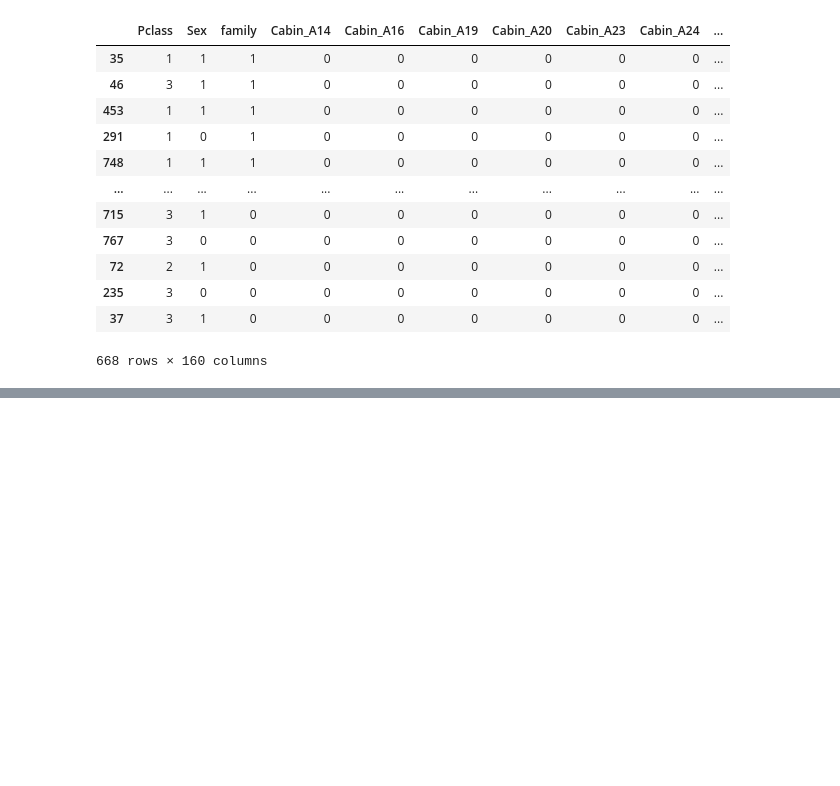
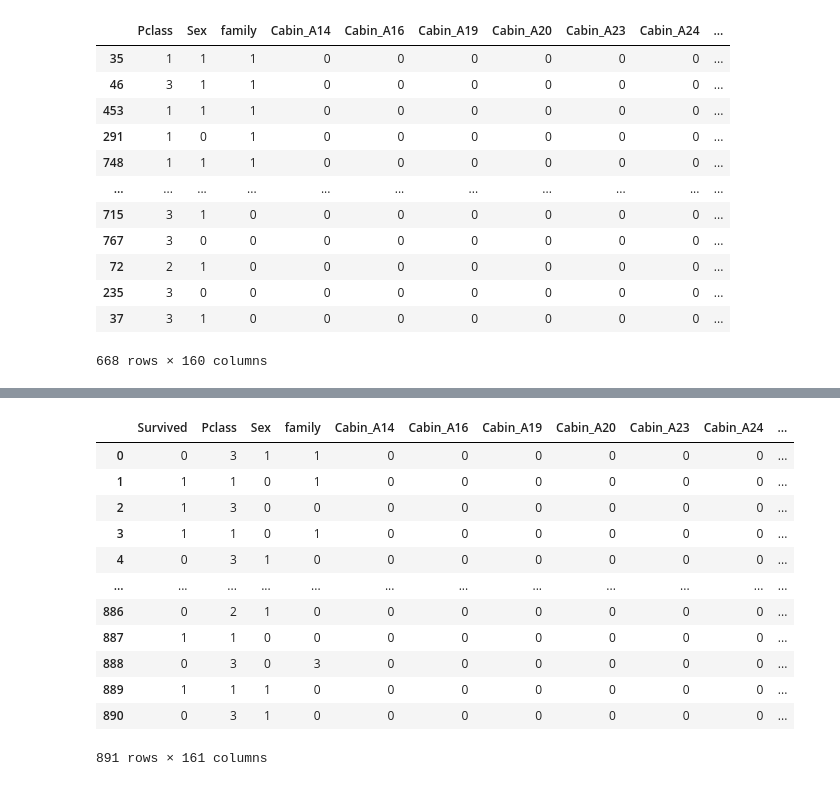
Before and after one commit to sairohithpasham/AIandML, a Jupyter notebook: (19-06-2020).ipynb, the cells around one changed output, grey strips where cells are left out. Saved outputs shown, nothing was run; the diff lists cells and outputs as text; code cells hidden in the pictures; blank space fills up the shorter version.

```diff
--- a/(19-06-2020).ipynb
+++ b/(19-06-2020).ipynb
@@ -379,0 +395,19 @@ X_train
+# %%
+## this is used to
+pd.set_option('display.max_columns',None)
+# %%
+df
+# %% [output]
+|  | Survived | Pclass | Sex | family | Cabin_A14 | Cabin_A16 | Cabin_A19 | Cabin_A20 | Cabin_A23 | Cabin_A24 | ... |
+| 0 | 0 | 3 | 1 | 1 | 0 | 0 | 0 | 0 | 0 | 0 | ... |
+| 1 | 1 | 1 | 0 | 1 | 0 | 0 | 0 | 0 | 0 | 0 | ... |
+| 2 | 1 | 3 | 0 | 0 | 0 | 0 | 0 | 0 | 0 | 0 | ... |
+| 3 | 1 | 1 | 0 | 1 | 0 | 0 | 0 | 0 | 0 | 0 | ... |
+| 4 | 0 | 3 | 1 | 0 | 0 | 0 | 0 | 0 | 0 | 0 | ... |
+| ... | ... | ... | ... | ... | ... | ... | ... | ... | ... | ... | ... |
+| 886 | 0 | 2 | 1 | 0 | 0 | 0 | 0 | 0 | 0 | 0 | ... |
+| 887 | 1 | 1 | 0 | 0 | 0 | 0 | 0 | 0 | 0 | 0 | ... |
+| 888 | 0 | 3 | 0 | 3 | 0 | 0 | 0 | 0 | 0 | 0 | ... |
+| 889 | 1 | 1 | 1 | 0 | 0 | 0 | 0 | 0 | 0 | 0 | ... |
+| 890 | 0 | 3 | 1 | 0 | 0 | 0 | 0 | 0 | 0 | 0 | ... |
+891 rows × 161 columns
```
Also changed, not shown: parts of 18 cells of this notebook.
